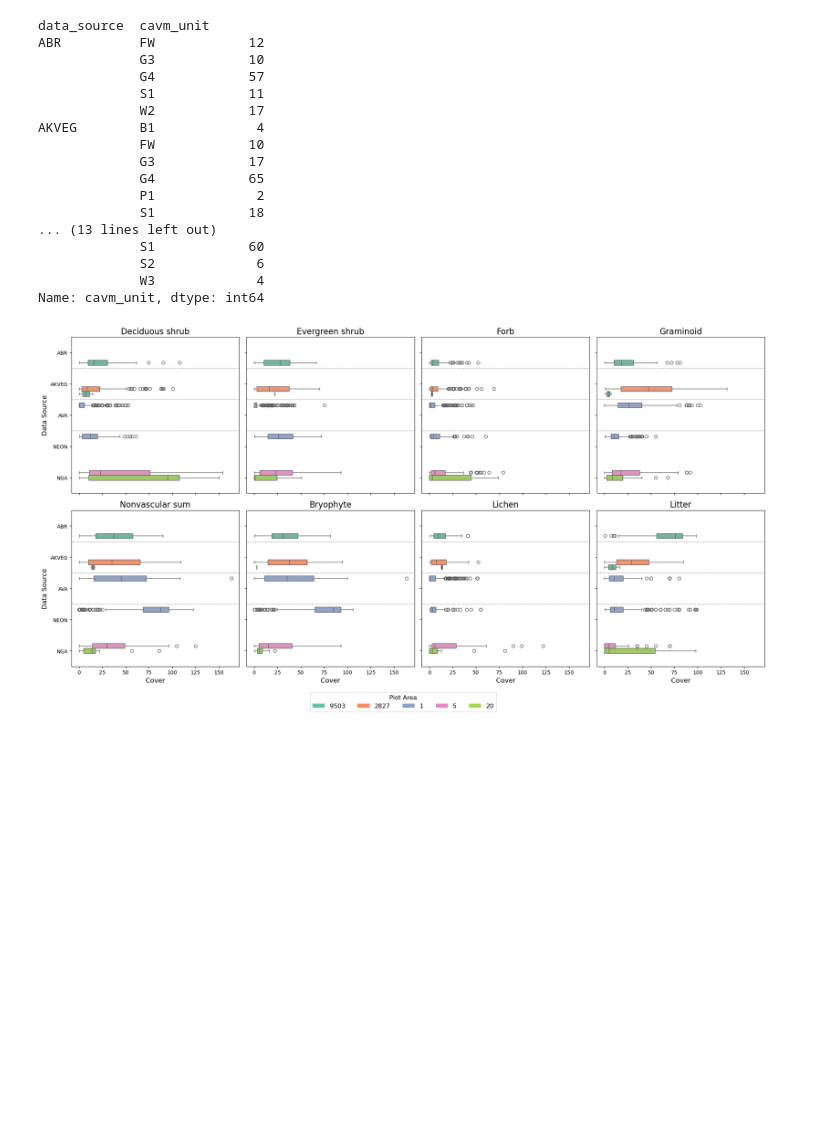
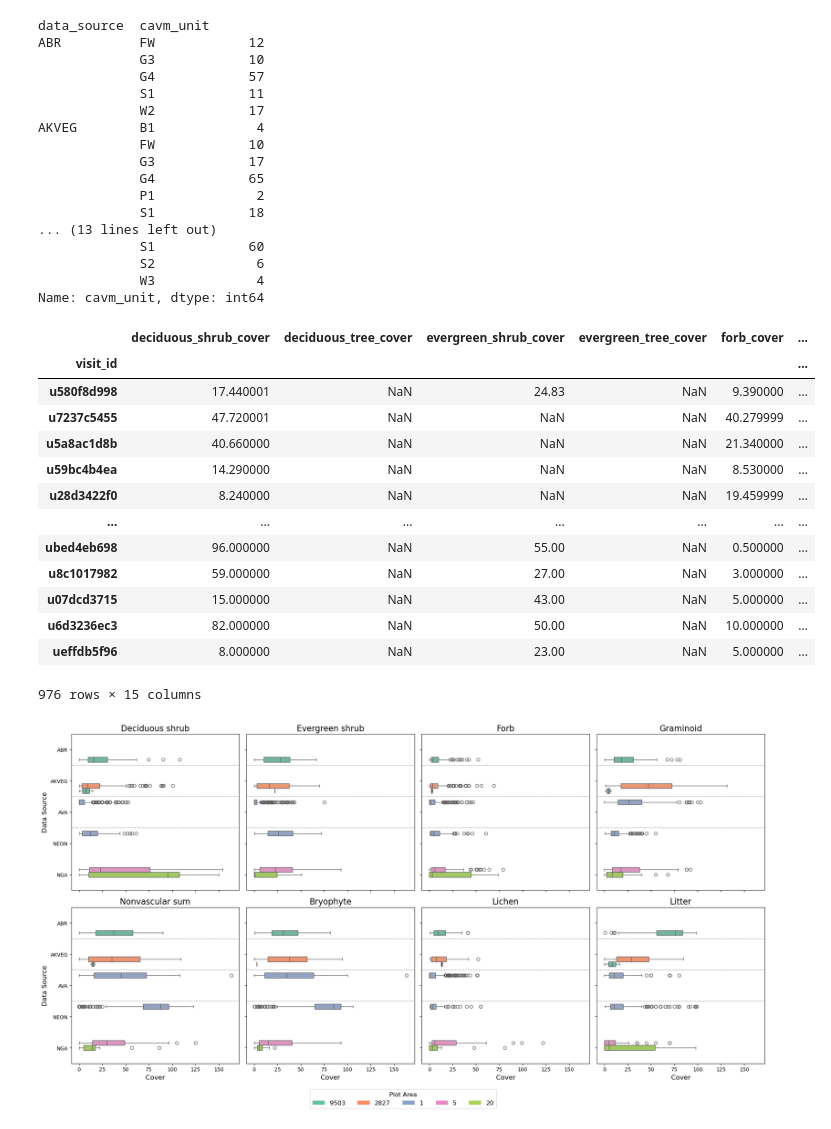
Before and after one commit to climatemodeling/pavc, a Jupyter notebook: other_scripts/fCoverRegression_mapping/cavm_overlap_graphs.ipynb, the cells around one changed output. Cells and saved outputs as stored; diff of their text form; code cells hidden in the pictures; blank space fills up the shorter version.

```diff
--- a/other_scripts/fCoverRegression_mapping/cavm_overlap_graphs.ipynb
+++ b/other_scripts/fCoverRegression_mapping/cavm_overlap_graphs.ipynb
@@ -100,6 +100,23 @@ Name: cavm_unit, dtype: int64
 fcover = pd.read_csv('/mnt/poseidon/remotesensing/arctic/alaska_pft_fcover_harmonization/pavc_v1.1/synthesized_pft_fcover.csv', index_col=0)
 # %%
 fcover_w_area = fcover.merge(si[['plot_area', 'data_source']], left_index=True, right_index=True, how='left')
+# %%
+fcover_w_area
+# %% [output]
+|  | deciduous_shrub_cover | deciduous_tree_cover | evergreen_shrub_cover | evergreen_tree_cover | forb_cover | ... |
+| visit_id |  |  |  |  |  | ... |
+| u580f8d998 | 17.440001 | NaN | 24.83 | NaN | 9.390000 | ... |
+| u7237c5455 | 47.720001 | NaN | NaN | NaN | 40.279999 | ... |
+| u5a8ac1d8b | 40.660000 | NaN | NaN | NaN | 21.340000 | ... |
+| u59bc4b4ea | 14.290000 | NaN | NaN | NaN | 8.530000 | ... |
+| u28d3422f0 | 8.240000 | NaN | NaN | NaN | 19.459999 | ... |
+| ... | ... | ... | ... | ... | ... | ... |
+| ubed4eb698 | 96.000000 | NaN | 55.00 | NaN | 0.500000 | ... |
+| u8c1017982 | 59.000000 | NaN | 27.00 | NaN | 3.000000 | ... |
+| u07dcd3715 | 15.000000 | NaN | 43.00 | NaN | 5.000000 | ... |
+| u6d3236ec3 | 82.000000 | NaN | 50.00 | NaN | 10.000000 | ... |
+| ueffdb5f96 | 8.000000 | NaN | 23.00 | NaN | 5.000000 | ... |
+976 rows × 15 columns
 # %%
 import seaborn as sns
 import matplotlib.pyplot as plt
```
Also changed, not shown: 6 other files.
